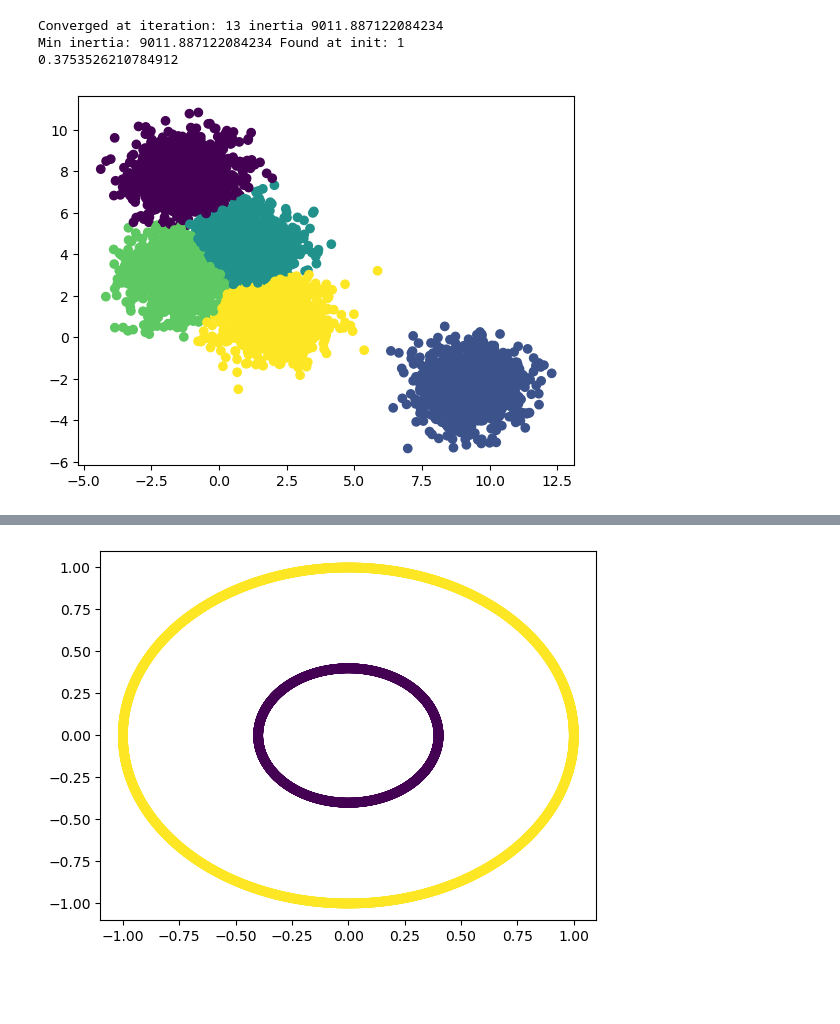
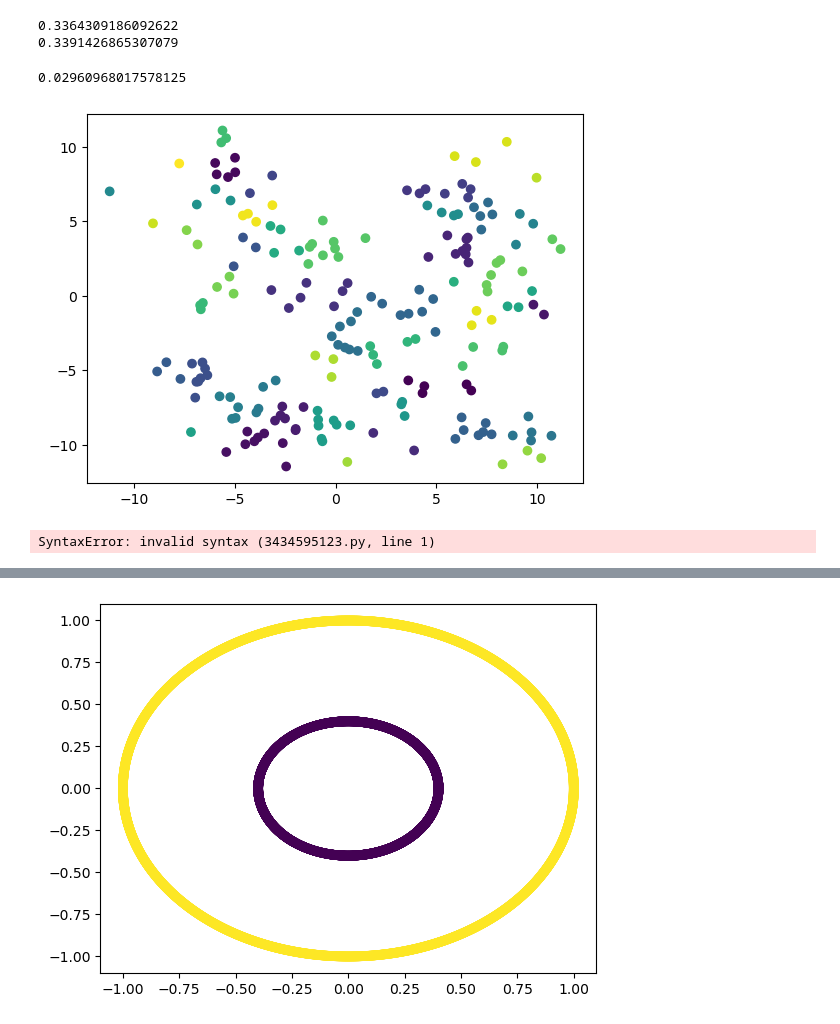
Before and after one commit to bauxn/kernel-kmeans, a Jupyter notebook: demo.ipynb, the cells around one changed output, grey strips where cells are left out. Cells and saved outputs as stored; diff of their text form; code cells hidden in the pictures; blank space fills up the shorter version.

Commit message:
Finally, working elkan implementation

```diff
--- a/demo.ipynb
+++ b/demo.ipynb
@@ -195,6 +257,12 @@ def visualize(data, labels):
         ax = fig.add_subplot(projection = "3d")
         ax.scatter(data[:,0], data[:,1], data[:,2], c = labels)
 # %%
-x, labels, centers = make_blobs(5000, centers = 5, return_centers = True, random_state = 0, n_features = 2)
+x, labels, centers = make_blobs(20, centers=10, return_centers = True, random_state = 1, n_features = 2)
 # %%
-kkm = KKMeans(n_clusters = 5, verbose = True, init = "kmeans++", kernel = "linear", seed = 0, q_metric="inertia")
+kkme = KKMeans(n_clusters = 10, verbose = True, init = "kmeans++", kernel = "linear", seed = 0, q_metric="inertia", n_init=3, tol = 0, algorithm="elkan")
+kkml = KKMeans(n_clusters = 10, verbose = True, init = "kmeans++", kernel = "linear", seed = 0, q_metric="inertia", n_init=3, tol = 1e-4, algorithm="lloyd")
+# %%
+kkme.fit(x)
+kkml.fit(x)
+print(kkme.quality)
+print(kkml.quality)
@@ -200,0 +282,16 @@ kkm = KKMeans(n_clusters = 5, verbose = True, init = "kmeans++", kernel = "linea
+# %%
+# 10,5,30
+#5, 2, 0&3
+#20, 3, 63
+size = 5
+n_c= 2
+for i in range(100):
+    x, labels, centers = make_blobs(size, centers=n_c, return_centers = True, random_state = i, n_features = 2)
+    kkme = KKMeans(n_clusters = n_c, verbose = False, init = "kmeans++", kernel = "linear", seed = 0, q_metric="inertia", n_init=3, tol = 1e-4, algorithm="elkan")
+    kkml = KKMeans(n_clusters = n_c, verbose = False, init = "kmeans++", kernel = "linear", seed = 0, q_metric="inertia", n_init=3, tol = 1e-4, algorithm="lloyd")
+    kkme.fit(x)
+    kkml.fit(x)
+    if not np.isclose(kkml.quality, kkme.quality):
+        print(kkme.quality)
+        print(kkml.quality)
+        print(i)
@@ -201,11 +318,20 @@ kkm = KKMeans(n_clusters = 5, verbose = True, init = "kmeans++", kernel = "linea
+# %%
+print(silhouette_score(kkme.trained_data, kkme.labels))
+print(silhouette_score(kkml.trained_data, kkml.labels))
+# %% [output]
+0.3364309186092622
+0.3391426865307079
 # %%
 start = time()
-kkm.fit(x)
+kkml.fit(x)
 end = time()
 print(end - start)
-visualize(x, kkm.labels)
+visualize(x, kkml.labels)
 # %% [output]
-Converged at iteration: 13 inertia 9011.887122084234
-Min inertia: 9011.887122084234 Found at init: 1
-0.3753526210784912
+0.02960968017578125
-[figure, old version]
+[figure, new version]
+# %%
+Bestinertia: 5903.795041513802 Found at init: 1
+3.8494319915771484
+# %% [output]
+SyntaxError: invalid syntax (3434595123.py, line 1)
```
Also changed, not shown: parts of 10 cells of this notebook, 3 other files.
